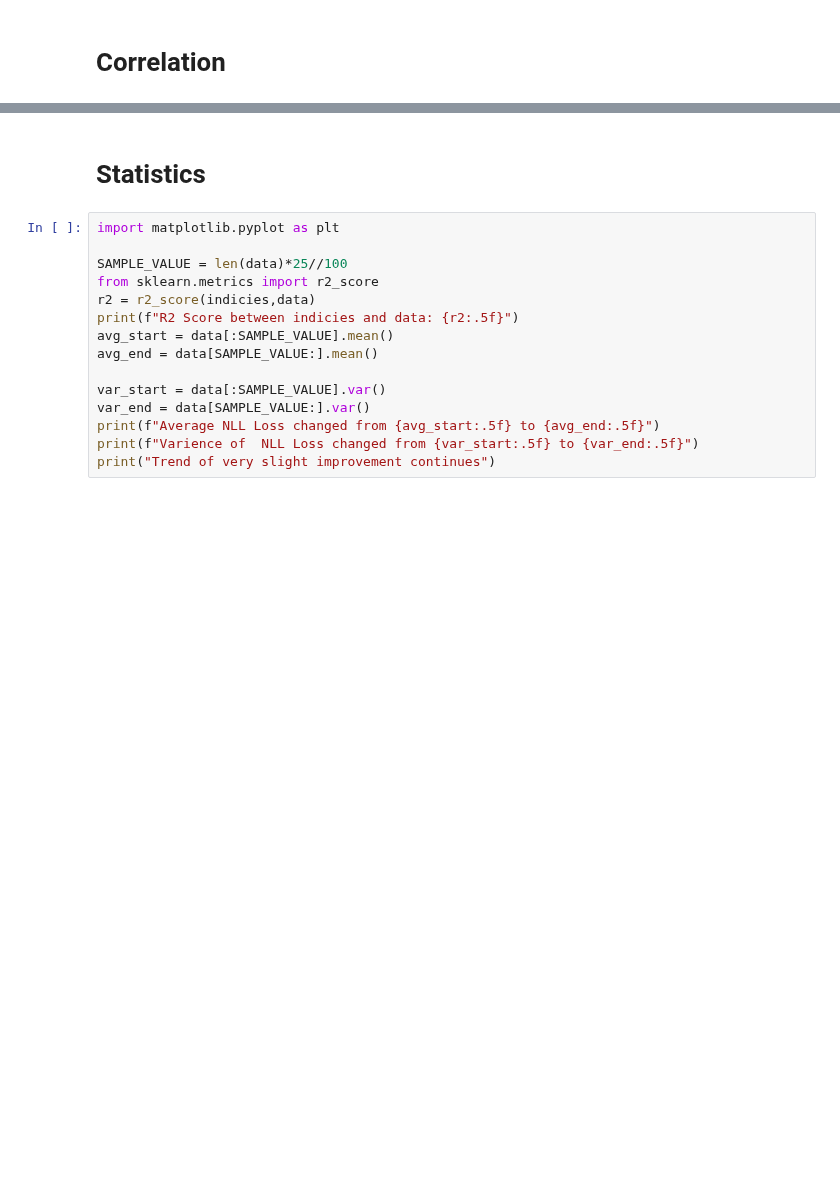
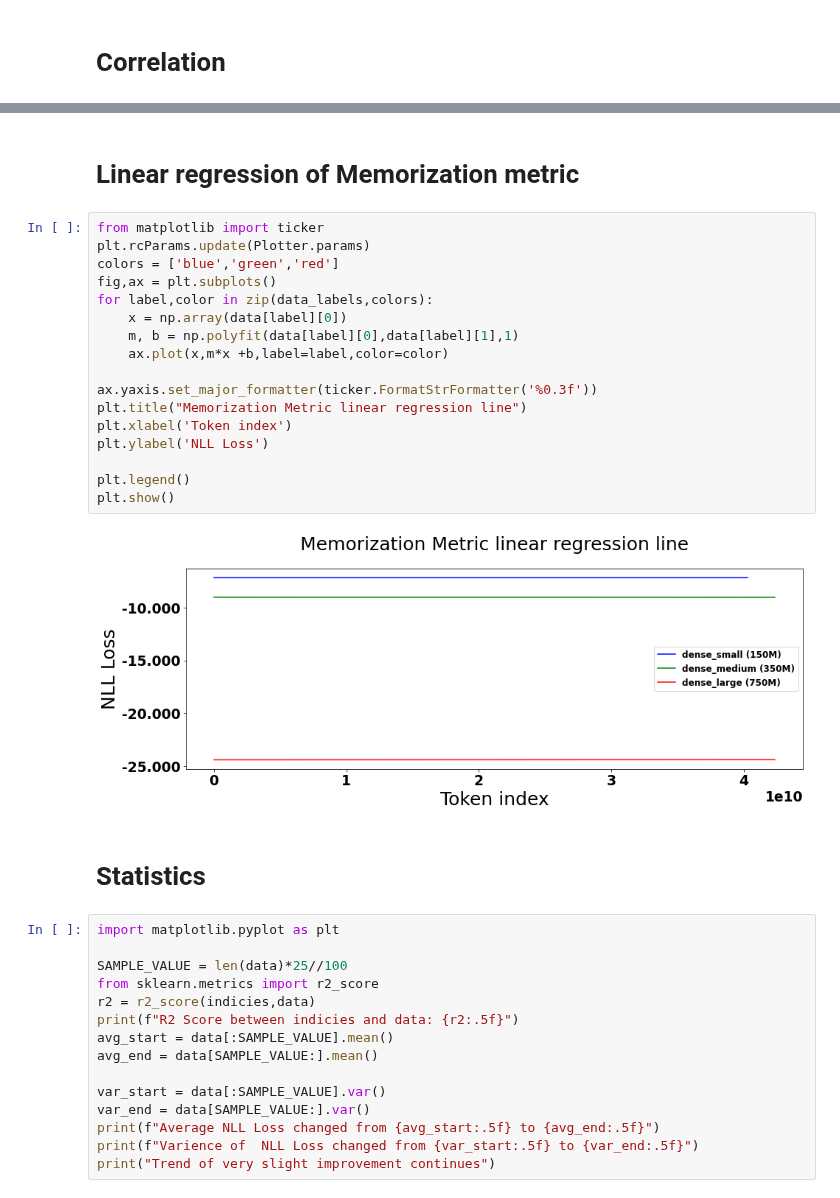
Before and after one commit to EleutherAI/gpt-neox, a Jupyter notebook: eda.ipynb, the cells around one changed output, grey strips where cells are left out. Drawn from its saved outputs; the diff is of its cells as text; blank space fills up the shorter version.

```diff
--- a/eda.ipynb
+++ b/eda.ipynb
@@ -168,3 +208,24 @@ VBox(children=(Output(), IntSlider(value=11, description='Bins', layout=Layout(w
+# %% [markdown]
+# Linear regression of Memorization metric
+# %%
+from matplotlib import ticker
+plt.rcParams.update(Plotter.params)
+colors = ['blue','green','red']
+fig,ax = plt.subplots()
+for label,color in zip(data_labels,colors):
+    x = np.array(data[label][0])
+    m, b = np.polyfit(data[label][0],data[label][1],1)
+    ax.plot(x,m*x +b,label=label,color=color)
+
+ax.yaxis.set_major_formatter(ticker.FormatStrFormatter('%0.3f'))
+plt.title("Memorization Metric linear regression line")
+plt.xlabel('Token index')
+plt.ylabel('NLL Loss')
+
+plt.legend()
+plt.show()
+# %% [output]
+[figure, added]
 # %% [markdown]
 # Statistics
 # %%
```
Also changed, not shown: parts of 6 cells of this notebook.
